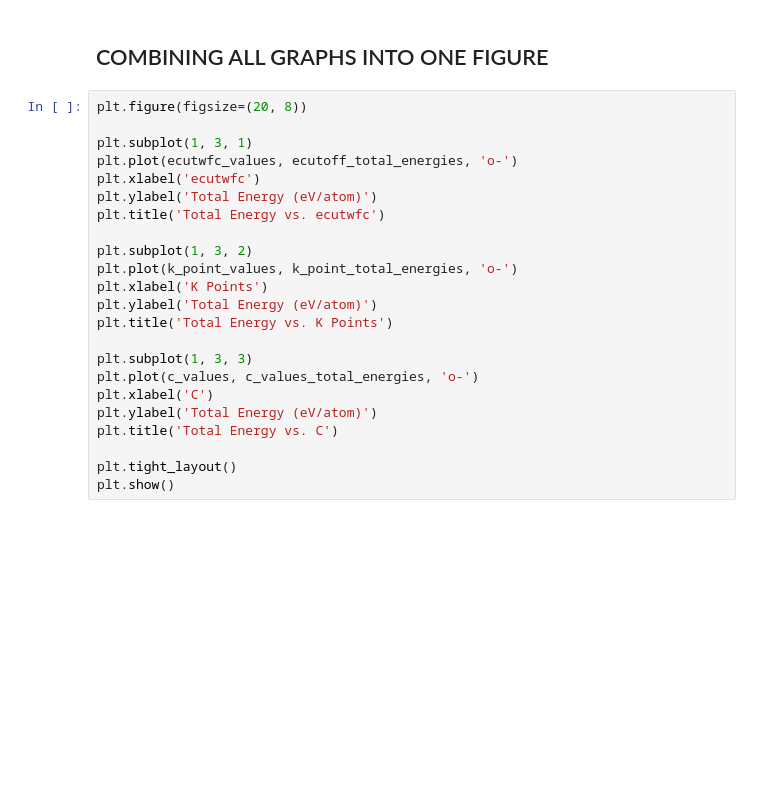
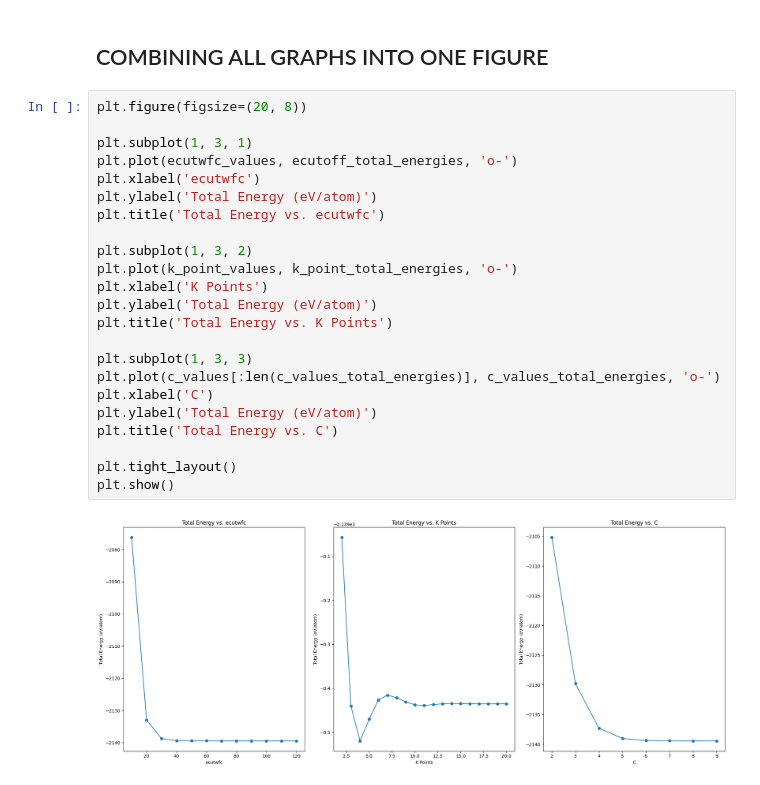
Before and after one commit to kkipngenokoech/Material-Science, a Jupyter notebook: calculations/doped_Graphene.ipynb, the cells around one changed output. Saved outputs shown, nothing was run; the diff lists cells and outputs as text; blank space fills up the shorter version.

```diff
--- a/calculations/doped_Graphene.ipynb
+++ b/calculations/doped_Graphene.ipynb
@@ -409,23 +501,25 @@ plt.show()
 # %%
 plt.figure(figsize=(20, 8))
 
 plt.subplot(1, 3, 1)
 plt.plot(ecutwfc_values, ecutoff_total_energies, 'o-')
 plt.xlabel('ecutwfc')
 plt.ylabel('Total Energy (eV/atom)')
 plt.title('Total Energy vs. ecutwfc')
 
 plt.subplot(1, 3, 2)
 plt.plot(k_point_values, k_point_total_energies, 'o-')
 plt.xlabel('K Points')
 plt.ylabel('Total Energy (eV/atom)')
 plt.title('Total Energy vs. K Points')
 
 plt.subplot(1, 3, 3)
-plt.plot(c_values, c_values_total_energies, 'o-')
+plt.plot(c_values[:len(c_values_total_energies)], c_values_total_energies, 'o-')
 plt.xlabel('C')
 plt.ylabel('Total Energy (eV/atom)')
 plt.title('Total Energy vs. C')
 
 plt.tight_layout()
 plt.show()
+# %% [output]
+[figure, added]
```
Also changed, not shown: parts of 15 cells of this notebook.
